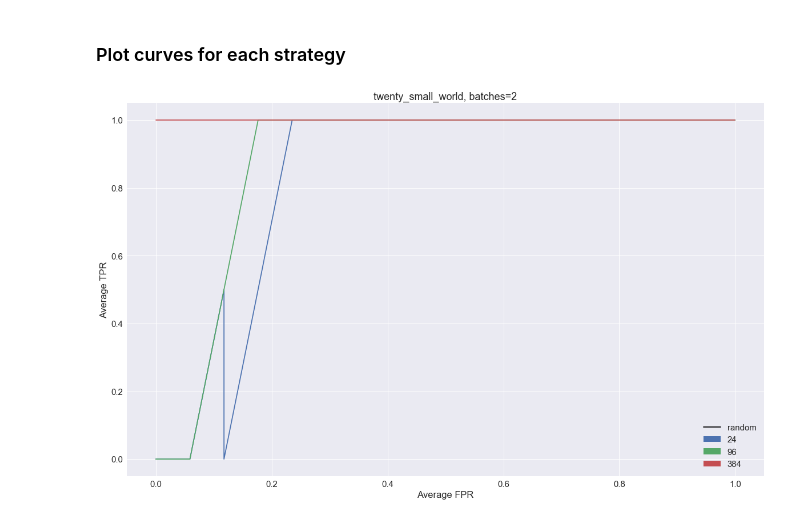
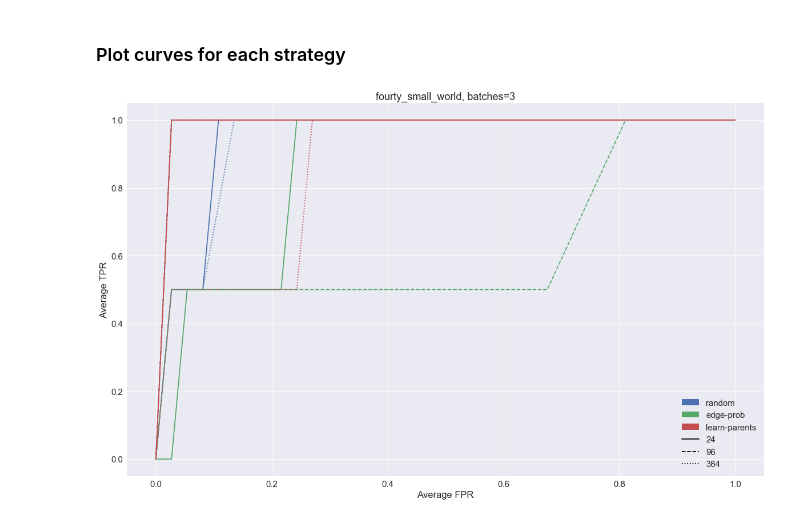
Before and after one commit to agrawalraj/active_learning, a Jupyter notebook: new/analyze_results.ipynb, the cells around one changed output. Drawn from its saved outputs; the diff is of its cells as text; code cells hidden in the pictures.

Commit message:
trying small world graph with 50 nodes

```diff
--- a/new/analyze_results.ipynb
+++ b/new/analyze_results.ipynb
@@ -10,3 +21,5 @@ check_folder.check_folder(dataset)
+# %%
+dataset = 'fourty_small_world'
 # %% [markdown]
 ### Load in parent probabilities and rates
 # %%
@@ -28,7 +42,7 @@ Computed parent probabilities
 strategy_names = ['random', 'edge-prob', 'learn-parents']
 ks = [2]
 bs = [2, 3, 4]
-ns = [24, 96, 384]
+ns = [24, 96, 384, 768, 1536]
 np.linspace(0, 1, 11)
 # %% [output]
 array([0. , 0.1, 0.2, 0.3, 0.4, 0.5, 0.6, 0.7, 0.8, 0.9, 1. ])
@@ -41,7 +55,7 @@ rates_da = check_gies.get_rates_data_array(
     ks=ks,
     bs=bs,
     ns=ns,
-    alphas=np.linspace(0, 1, 11)
+    alphas=np.linspace(0, 1, 1001)
 )
 print(rates_da.dims)
 # %% [output]
@@ -61,30 +73,32 @@ linestyles = ['solid', 'dashed', 'dotted']
+# %%
+ns = [24, 96, 384]
+linestyles = ['solid', 'dashed', 'dotted']
+colors = sns.color_palette()
+sample_handles = [
+    mlines.Line2D([0], [0], color='k', linestyle=linestyle, label=n)
+    for n, linestyle in zip(ns, linestyles)
+]
+strat_handles = [
+    mpatches.Patch(facecolor=color, label=strat)
+    for strat, color in zip(strategy_names, colors)
+]
 # %%
 plt.clf()
 
 rate_avgs_da = rates_da.mean(dim='dag')
-b=2
-strategy_names = ['random']
-for strategy, linestyle in zip(strategy_names, linestyles):
-    for n, color in zip(ns, sns.color_palette()):
+b=3
+for strategy, color in zip(strategy_names, colors):
+    for n, linestyle in zip(ns, linestyles):
         strat_avg_tprs = rate_avgs_da.sel(strategy=strategy, b=b, k=2, n=n, rate='tpr').values
         strat_avg_fprs = rate_avgs_da.sel(strategy=strategy, b=b, k=2, n=n, rate='fpr').values
+        tpr_fpr_df = order_tpr_fpr(strat_avg_fprs, strat_avg_tprs)
+        plt.plot(tpr_fpr_df['fpr'], tpr_fpr_df['tpr'], linestyle=linestyle, color=color)
 
-        sort_ixs = np.argsort(strat_avg_fprs)
-        plt.plot(strat_avg_fprs[sort_ixs], strat_avg_tprs[sort_ixs], linestyle=linestyle, color=color)
-
-sample_handles = [
-    mpatches.Patch(facecolor=color, label=n)
-    for n, color in zip(ns, sns.color_palette())
-]
-strat_handles = [
-    mlines.Line2D([0], [0], color='k', linestyle=linestyle, label=strat)
-    for strat, linestyle in zip(strategy_names, linestyles)
-]
 plt.legend(
     handles=strat_handles + sample_handles
 )
 plt.title(dataset + ', batches=%s' % b)
 plt.xlabel('Average FPR')
 plt.ylabel('Average TPR');
 # %% [output]
-[figure, old version]
+[figure, new version]
```
Also changed, not shown: parts of 8 cells of this notebook, 3 other files.
